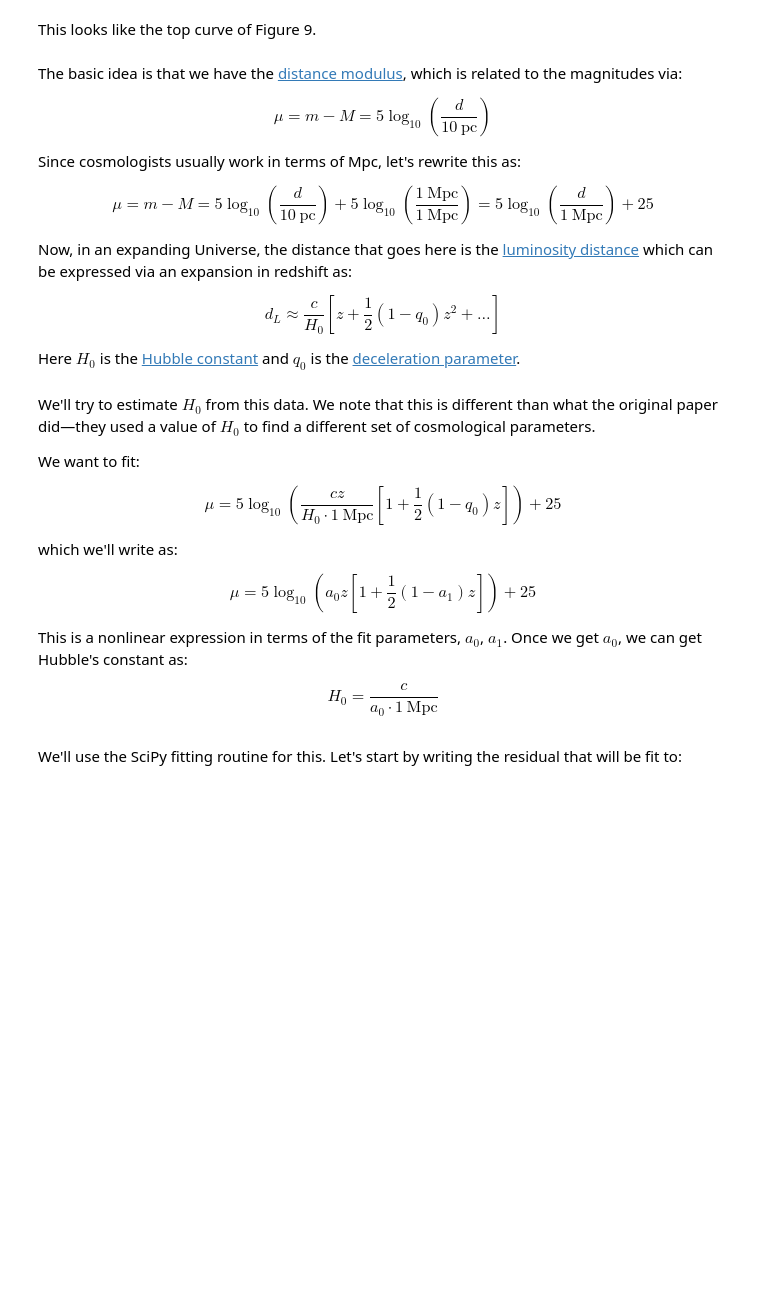
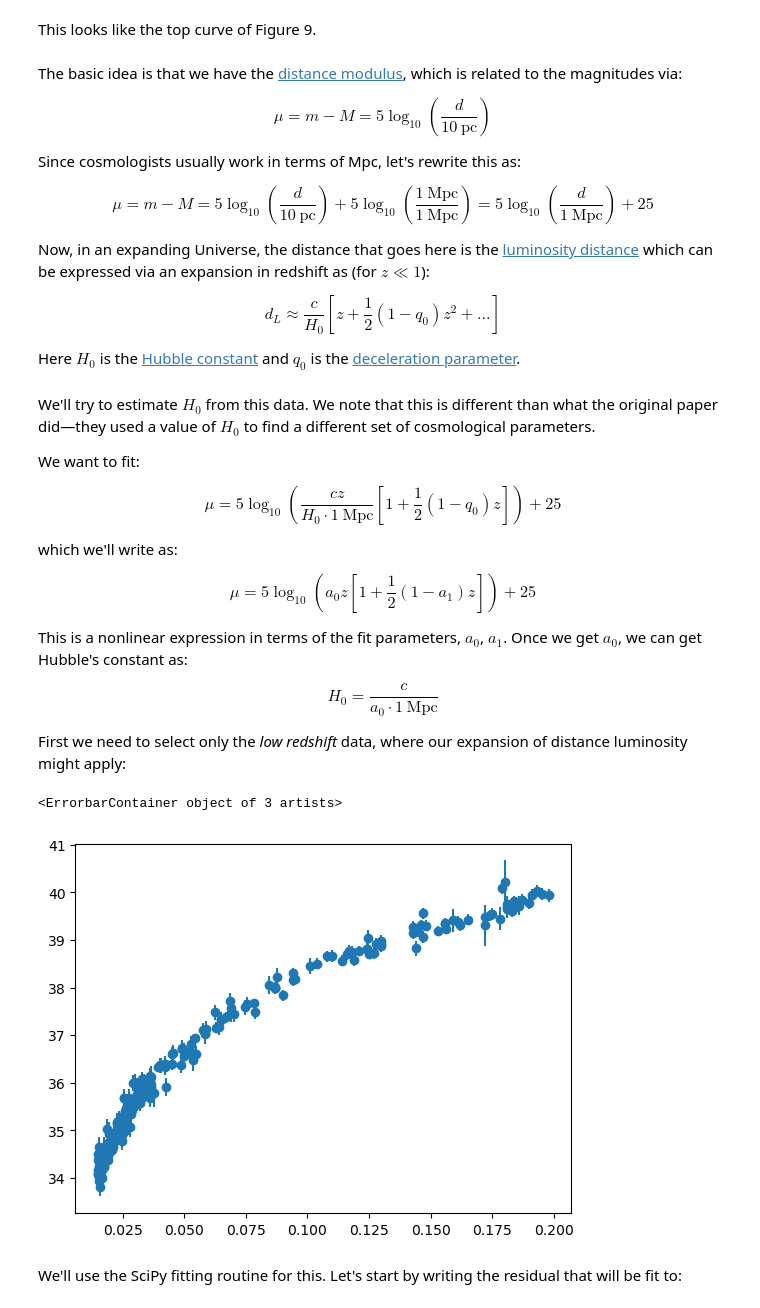
Before and after one commit to zingale/computational_astrophysics, a Jupyter notebook: content/fitting/application-snia-h0.ipynb, the cells around one changed output. Saved outputs shown, nothing was run; the diff lists cells and outputs as text; code cells hidden in the pictures; blank space fills up the shorter version.

Commit message:
go back to low redshift

```diff
--- a/content/fitting/application-snia-h0.ipynb
+++ b/content/fitting/application-snia-h0.ipynb
@@ -48,7 +48,7 @@ $$\mu = m - M = 5 \log_{10} \left (\frac{d}{10~\mbox{pc}}\right )
     + 5 \log_{10} \left ( \frac{1~\mbox{Mpc}}{1~\mbox{Mpc}}\right )
     = 5 \log_{10} \left (\frac{d}{1~\mbox{Mpc}}\right ) + 25$$
 
-Now, in an expanding Universe, the distance that goes here is the [luminosity distance](https://en.wikipedia.org/wiki/Luminosity_distance) which can be expressed via an expansion in redshift as:
+Now, in an expanding Universe, the distance that goes here is the [luminosity distance](https://en.wikipedia.org/wiki/Luminosity_distance) which can be expressed via an expansion in redshift as (for $z \ll 1$):
 
 $$d_L \approx \frac{c}{H_0} \left [ z + \frac{1}{2} (1 - q_0) z^2 + \ldots \right ]$$
 
@@ -67,3 +67,5 @@ $$\mu = 5\log_{10} \left (a_0 z \left [1 + \frac{1}{2} (1 - a_1) z \right ] \rig
 This is a nonlinear expression in terms of the fit parameters, $a_0$, $a_1$.  Once we get $a_0$, we can get Hubble's constant as:
 
 $$H_0 = \frac{c}{a_0 \cdot 1~\mbox{Mpc}}$$
+
+First we need to select only the _low redshift_ data, where our expansion of distance luminosity might apply:
@@ -70,3 +78,9 @@ $$H_0 = \frac{c}{a_0 \cdot 1~\mbox{Mpc}}$$
+# %%
+fig, ax = plt.subplots()
+ax.errorbar(z_low, mu_low, yerr=dmu_low, fmt="o")
+# %% [output]
+<ErrorbarContainer object of 3 artists>
+[figure, added]
 # %% [markdown]
 We'll use the SciPy fitting routine for this.  Let's start by writing the residual that will be fit to:
 # %%
```
Also changed, not shown: parts of 5 cells of this notebook, 1 other file.
